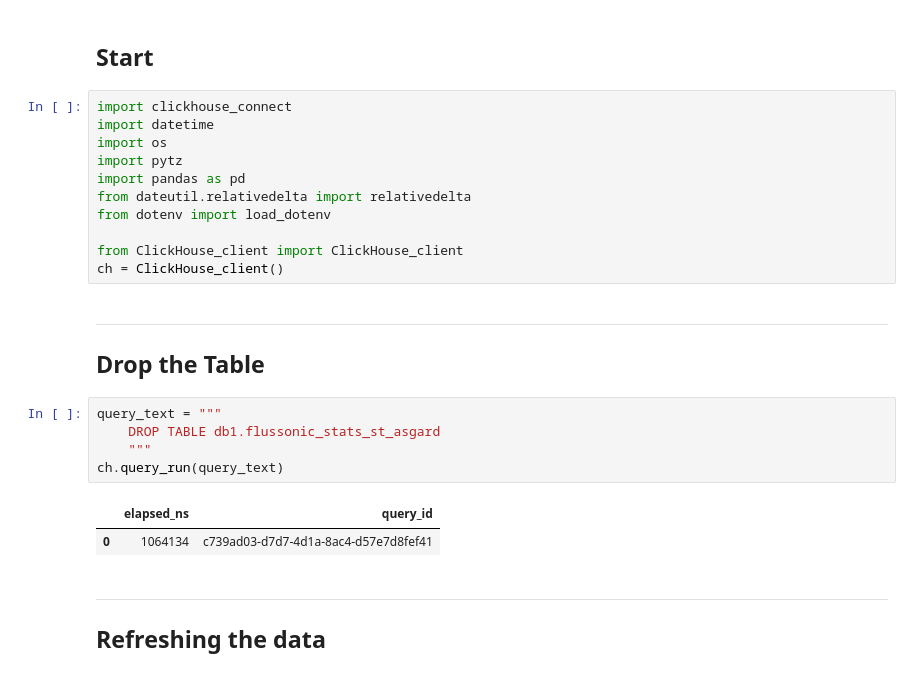
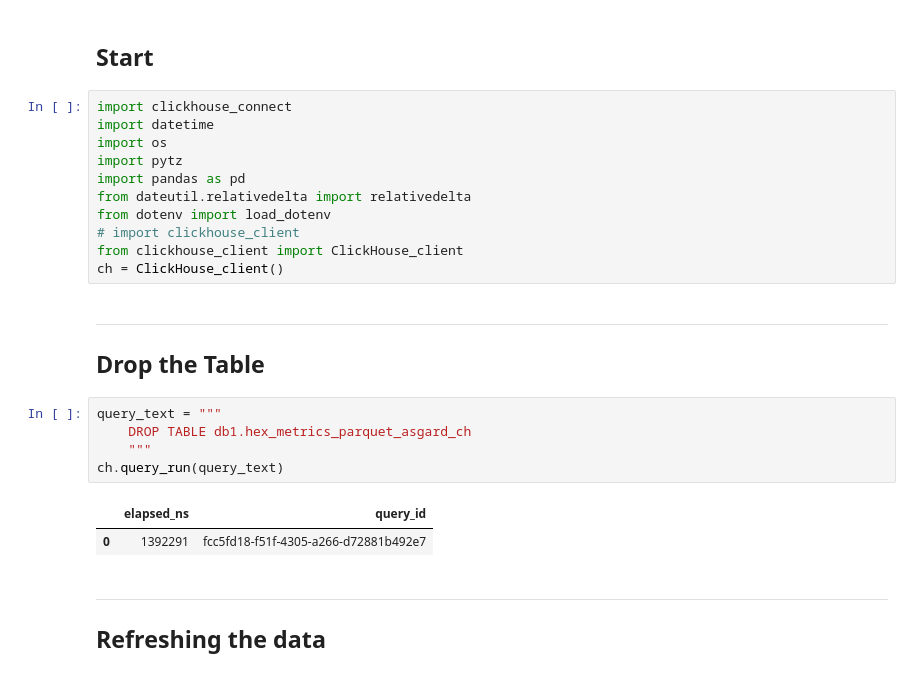
Before and after one commit to sputnik-systems/analytics, a Jupyter notebook: Clickhouse/adding_tables.ipynb, the cells around one changed output. Saved outputs shown, nothing was run; the diff lists cells and outputs as text.

Commit message:
add new tables

```diff
--- a/Clickhouse/adding_tables.ipynb
+++ b/Clickhouse/adding_tables.ipynb
@@ -8,20 +8,20 @@ import pytz
 import pandas as pd
 from dateutil.relativedelta import relativedelta
 from dotenv import load_dotenv
-
-from ClickHouse_client import ClickHouse_client
+# import clickhouse_client
+from clickhouse_client import ClickHouse_client
 ch = ClickHouse_client()
 # %% [markdown]
 ___
 ## Drop the Table
 # %%
 query_text = """
-    DROP TABLE db1.flussonic_stats_st_asgard
+    DROP TABLE db1.hex_metrics_parquet_asgard_ch
     """
 ch.query_run(query_text)
 # %% [output]
 |  | elapsed_ns | query_id |
-| 0 | 1064134 | c739ad03-d7d7-4d1a-8ac4-d57e7d8fef41 |
+| 0 | 1392291 | fcc5fd18-f51f-4305-a266-d72881b492e7 |
 # %% [markdown]
 ___
 
```
Also changed, not shown: parts of 38 cells of this notebook, 14 other files.
